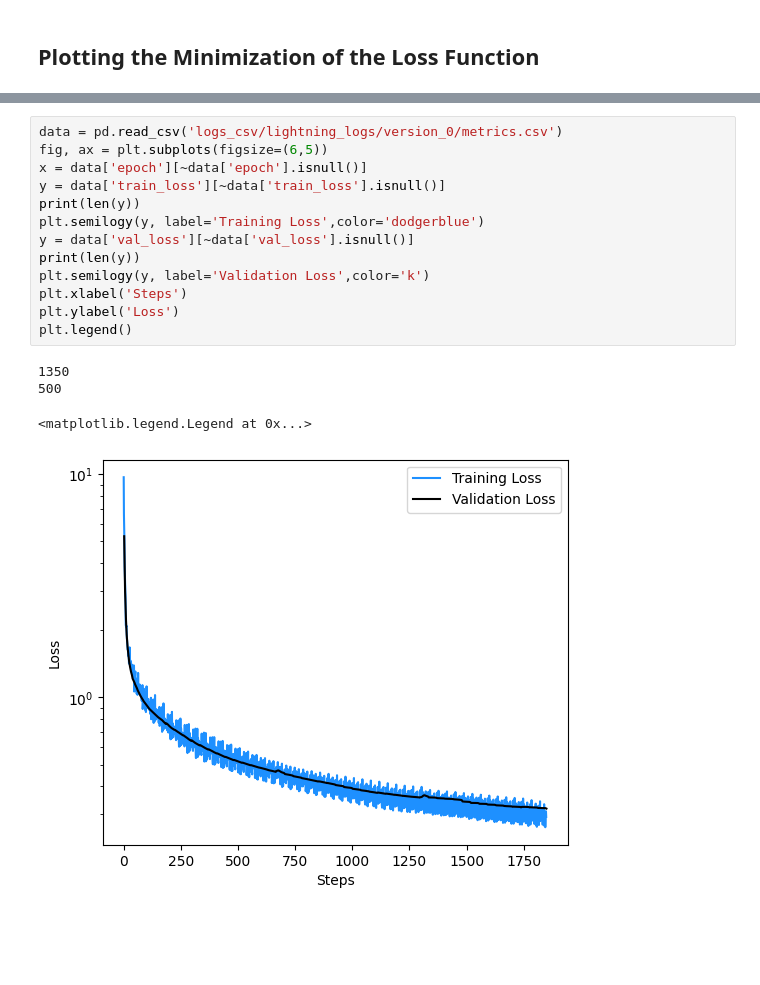
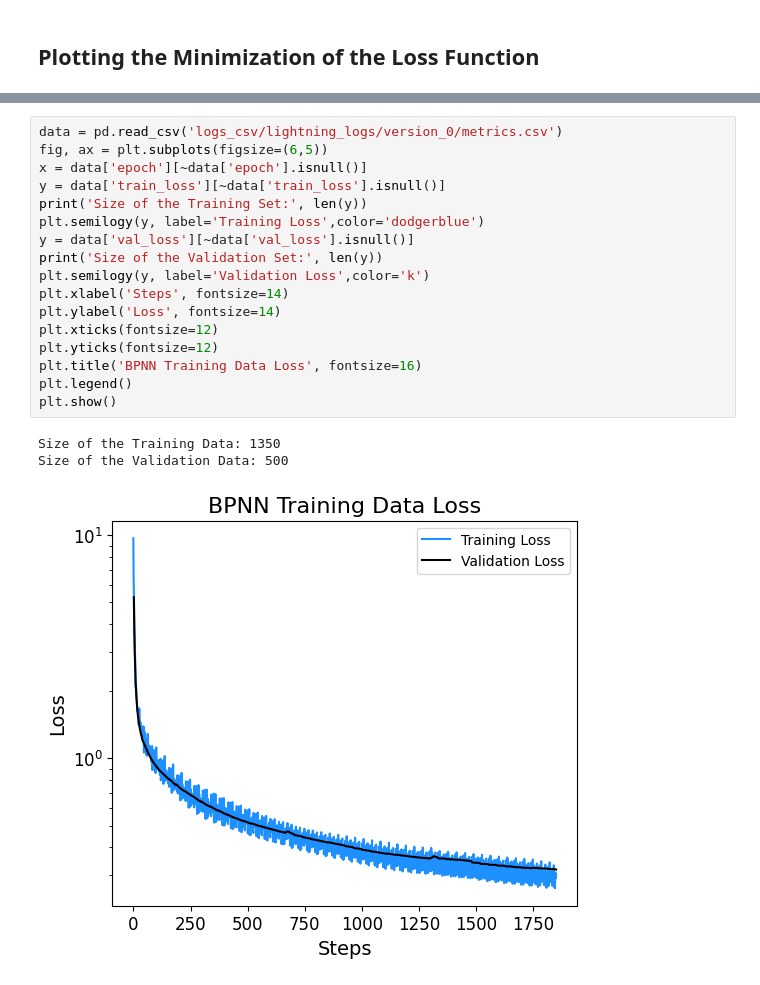
Before and after one commit to cc-ats/mlp_tutorial, a Jupyter notebook: Lesson3_BP.ipynb, the cells around one changed output, grey strips where cells are left out. Cells and saved outputs as stored; diff of their text form; blank space fills up the shorter version.

```diff
--- a/Lesson3_BP.ipynb
+++ b/Lesson3_BP.ipynb
@@ -556,18 +559,21 @@ fig.savefig('loss.png', dpi=300)
 # %%
 data = pd.read_csv('logs_csv/lightning_logs/version_0/metrics.csv')
 fig, ax = plt.subplots(figsize=(6,5))
 x = data['epoch'][~data['epoch'].isnull()]
 y = data['train_loss'][~data['train_loss'].isnull()]
-print(len(y))
+print('Size of the Training Set:', len(y))
 plt.semilogy(y, label='Training Loss',color='dodgerblue')
 y = data['val_loss'][~data['val_loss'].isnull()]
-print(len(y))
+print('Size of the Validation Set:', len(y))
 plt.semilogy(y, label='Validation Loss',color='k')
-plt.xlabel('Steps')
-plt.ylabel('Loss')
+plt.xlabel('Steps', fontsize=14)
+plt.ylabel('Loss', fontsize=14)
+plt.xticks(fontsize=12)
+plt.yticks(fontsize=12)
+plt.title('BPNN Training Data Loss', fontsize=16)
 plt.legend()
+plt.show()
 # %% [output]
-1350
-500
+Size of the Training Data: 1350
+Size of the Validation Data: 500
-<matplotlib.legend.Legend at 0x...>
-[figure, old version]
+[figure, new version]
```
Also changed, not shown: parts of 4 cells of this notebook.
